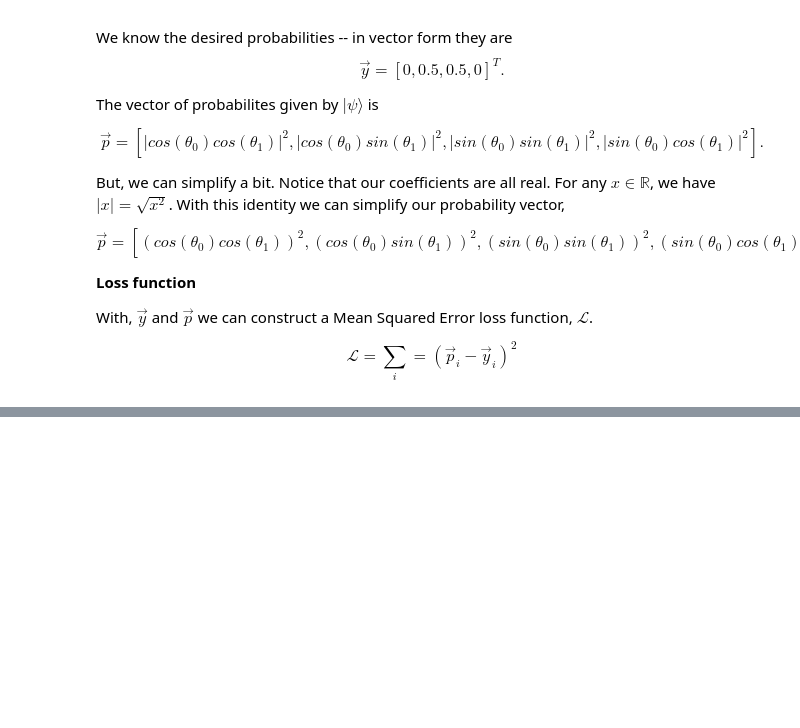
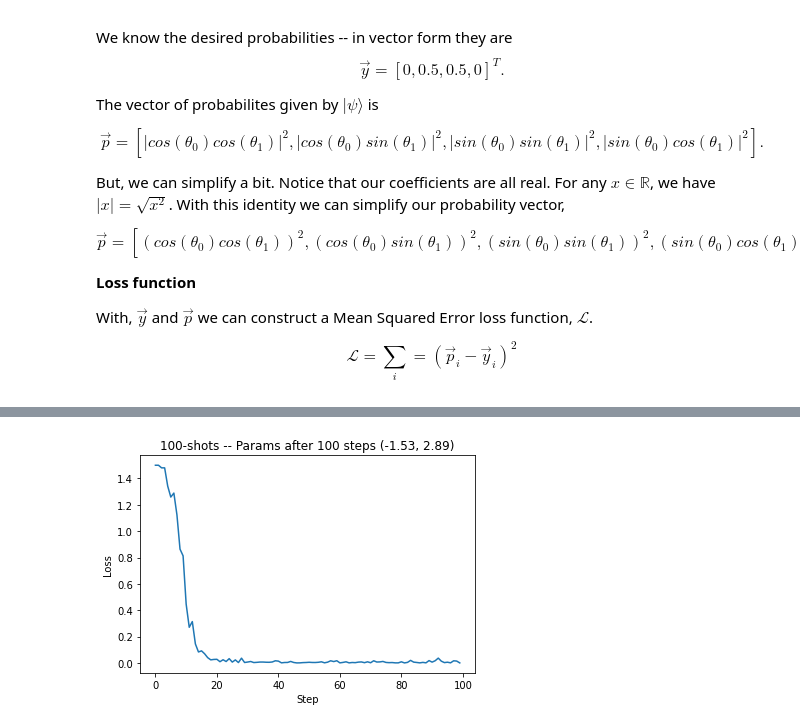
Before and after one commit to Farquhar13/qosf, a Jupyter notebook: Qosf task 2.ipynb, the cells around one changed output, grey strips where cells are left out. Saved outputs shown, nothing was run; the diff lists cells and outputs as text; code cells hidden in the pictures; blank space fills up the shorter version.

```diff
--- a/Qosf task 2.ipynb
+++ b/Qosf task 2.ipynb
@@ -289,0 +254,8 @@ q_1: ─┤ RY(pi) ├─┤ X ├
+# %%
+plt.plot(loss_list[2])
+plt.ylabel("Loss")
+plt.xlabel("Step")
+plt.title("100-shots -- Params after 100 steps ({:.2f}, {:.2f})".format(param_list[2][0], param_list[2][1]))
+plt.show()
+# %% [output]
+[figure, added]
```
Also changed, not shown: parts of 28 cells of this notebook.
